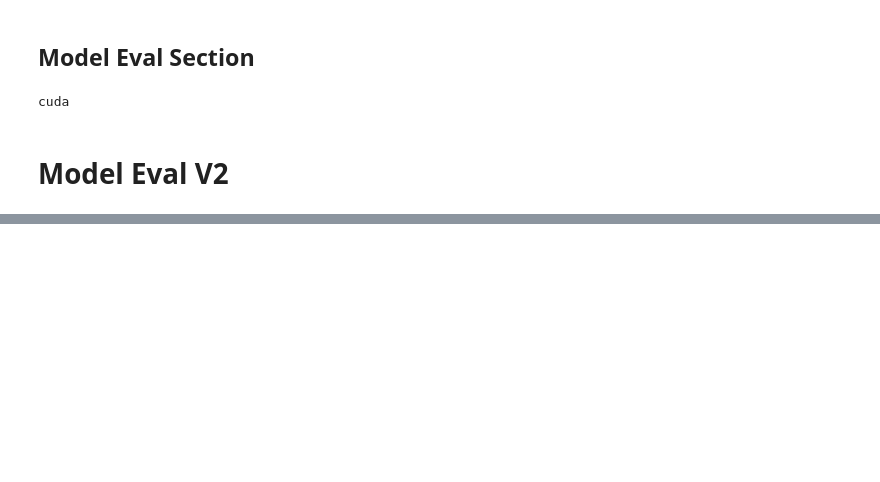
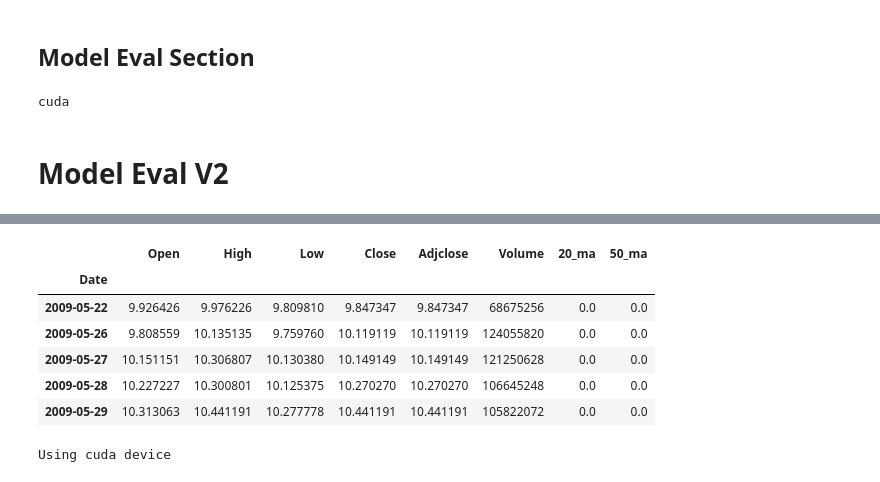
Before and after one commit to Pfannen/AI-Stock-Agent, a Jupyter notebook: notebooks/stock_agent_data.ipynb, the cells around one changed output, grey strips where cells are left out. Cells and saved outputs as stored; diff of their text form; code cells hidden in the pictures; blank space fills up the shorter version.

```diff
--- a/notebooks/stock_agent_data.ipynb
+++ b/notebooks/stock_agent_data.ipynb
@@ -858,0 +922,13 @@ feature.compute_linear_feature(copy_data_frame)
+# %%
+stock_data = GoogleStockData.stock_data.drop("ticker", axis=1)
+stock_data = stock_data.rename(columns={"open": "Open", "high": "High", "low": "Low", "close": "Close", "adjclose": "Adjclose", "volume": "Volume"})
+stock_data = stock_data.rename_axis('Date')
+stock_data.head()
+# %% [output]
+|  | Open | High | Low | Close | Adjclose | Volume | 20_ma | 50_ma |
+| Date |  |  |  |  |  |  |  |  |
+| 2009-05-22 | 9.926426 | 9.976226 | 9.809810 | 9.847347 | 9.847347 | 68675256 | 0.0 | 0.0 |
+| 2009-05-26 | 9.808559 | 10.135135 | 9.759760 | 10.119119 | 10.119119 | 124055820 | 0.0 | 0.0 |
+| 2009-05-27 | 10.151151 | 10.306807 | 10.130380 | 10.149149 | 10.149149 | 121250628 | 0.0 | 0.0 |
+| 2009-05-28 | 10.227227 | 10.300801 | 10.125375 | 10.270270 | 10.270270 | 106645248 | 0.0 | 0.0 |
+| 2009-05-29 | 10.313063 | 10.441191 | 10.277778 | 10.441191 | 10.441191 | 105822072 | 0.0 | 0.0 |
@@ -858,0 +938,4 @@ feature.compute_linear_feature(copy_data_frame)
+# %%
+model = A2C('MlpPolicy', env, verbose=1)
+# %% [output]
+Using cuda device
```
Also changed, not shown: parts of 17 cells of this notebook.
